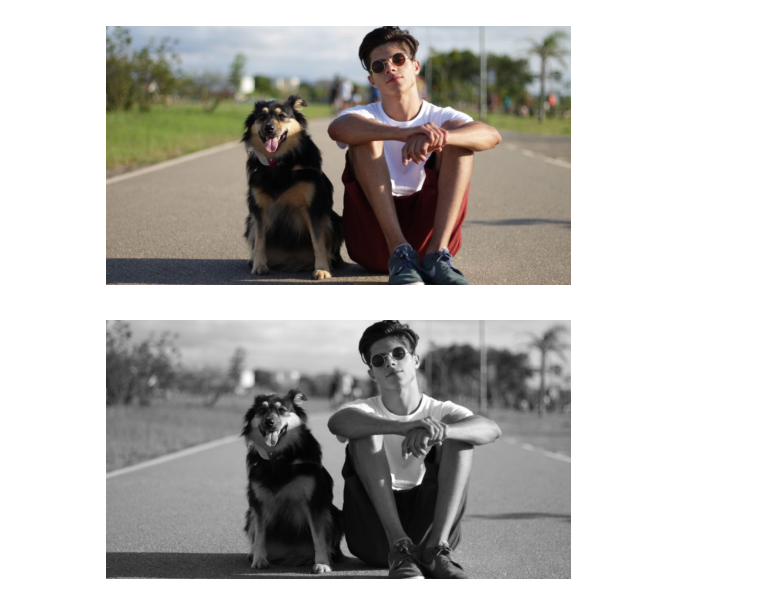
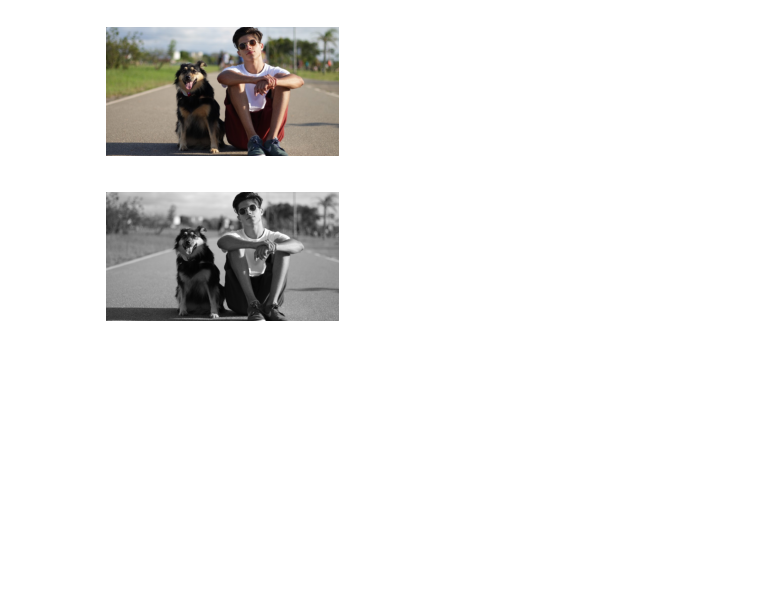
Before and after one commit to omer-priel/vision-and-image-processing, a Jupyter notebook: nootbooks/convulsions.ipynb, the cells around one changed output. Cells and saved outputs as stored; diff of their text form; code cells hidden in the pictures; blank space fills up the shorter version.

```diff
--- a/nootbooks/convulsions.ipynb
+++ b/nootbooks/convulsions.ipynb
@@ -11,12 +12,12 @@ from src.image_transformations import shrink_image
 # %%
 set_database("custom")
 
-colored_img, gray_img = load_image("image.jpg")
-colored_img = shrink_image(colored_img, 600)
-gray_img = shrink_image(gray_img, 600)
+img, gray_img = load_image("image.jpg")
+img = shrink_image(img, 300)
+gray_img = shrink_image(gray_img, 300)
 
-show_img(colored_img)
+show_img(img)
 show_img(gray_img)
 # %% [output]
-[figure, old version]
+[figure, new version]
-[figure, old version]
+[figure, new version]
```
Also changed, not shown: parts of 10 cells of this notebook, 5 other files.
